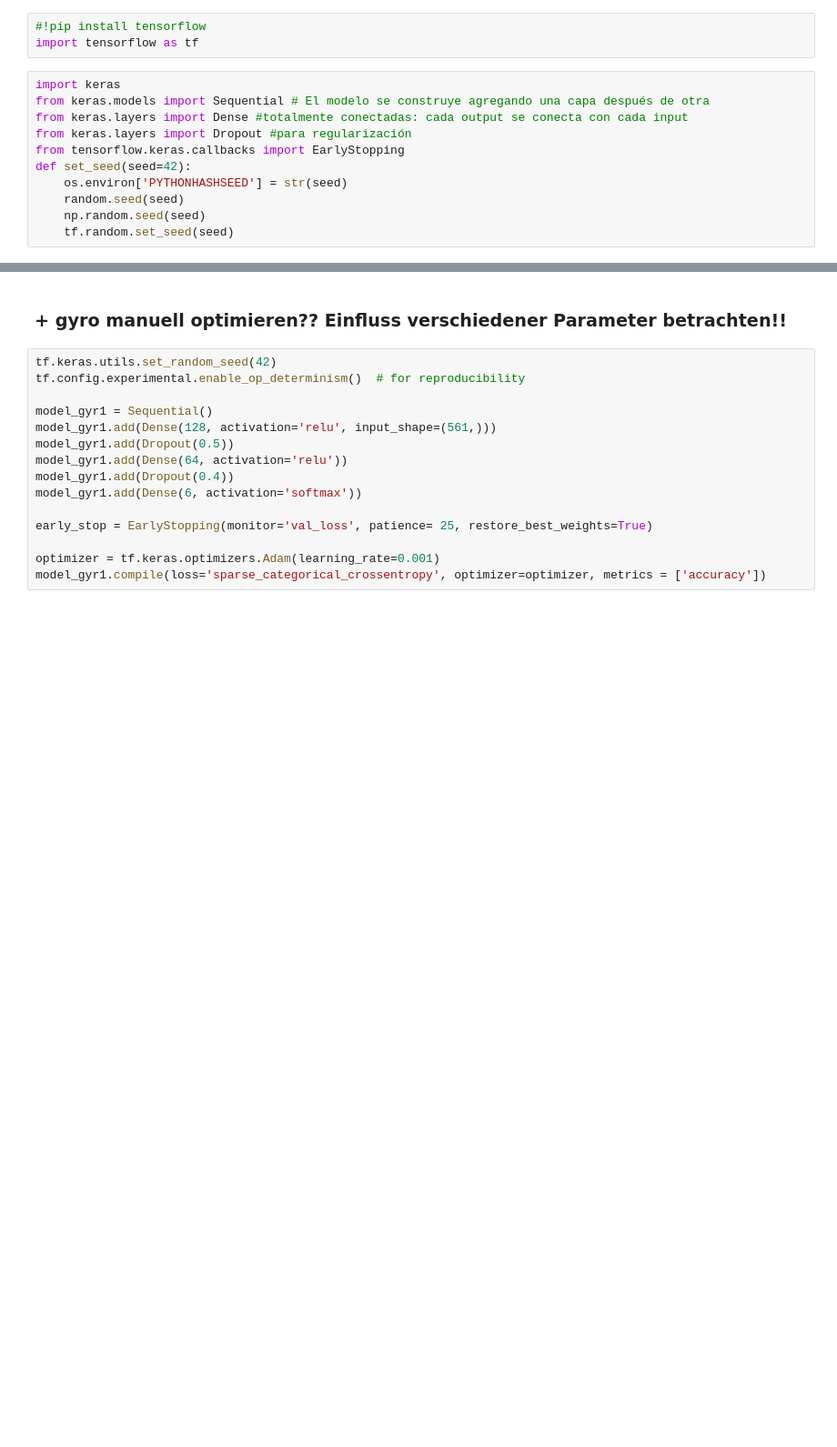
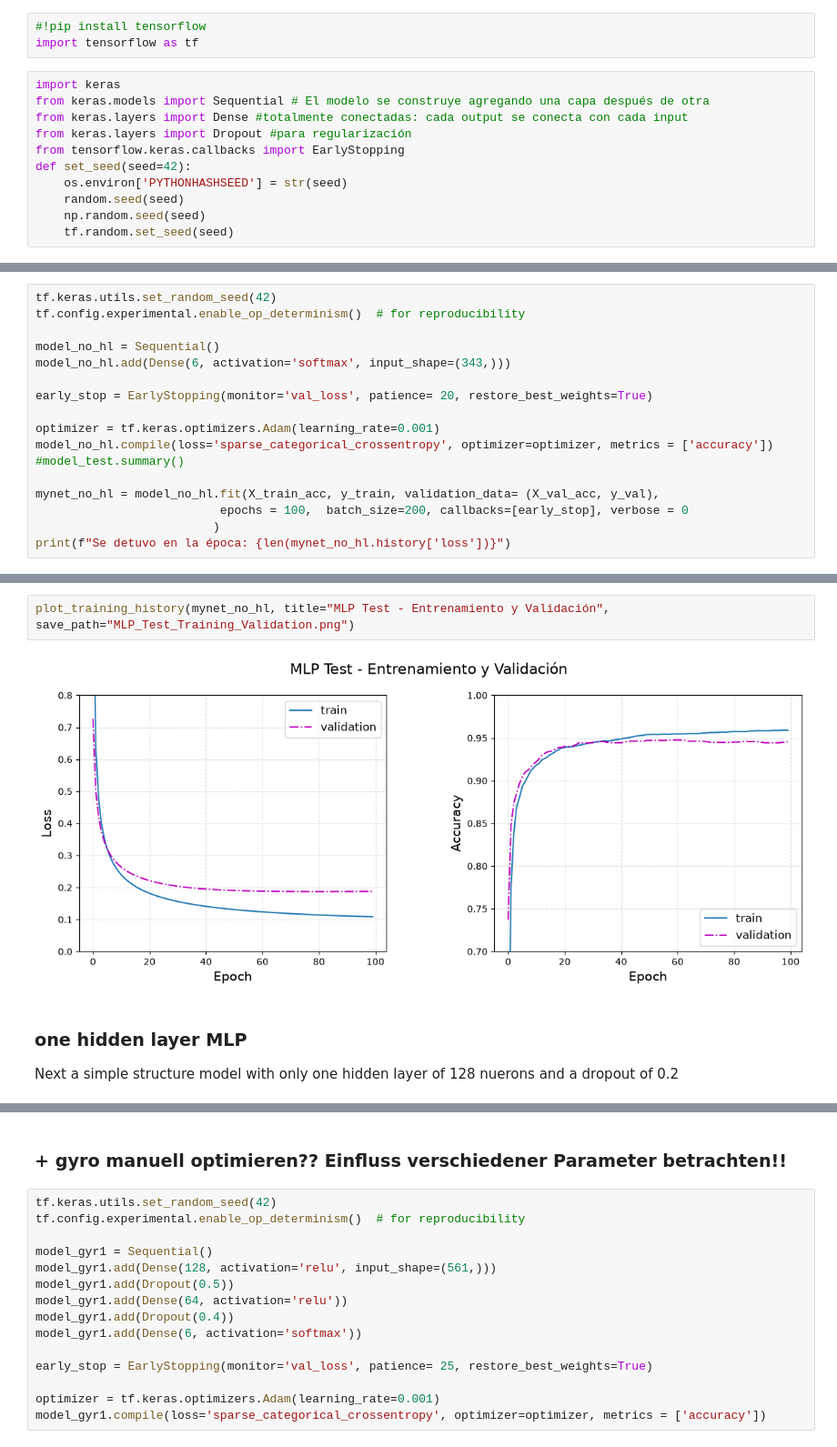
Before and after one commit to tobi557/ML_USM, a Jupyter notebook: Projecto final/UCI_HAR_6_actividades.ipynb, the cells around one changed output, grey strips where cells are left out. Shown at 91% size. Saved outputs shown, nothing was run; the diff lists cells and outputs as text; blank space fills up the shorter version.

```diff
--- a/Projecto final/UCI_HAR_6_actividades.ipynb
+++ b/Projecto final/UCI_HAR_6_actividades.ipynb
@@ -371,0 +411,17 @@ print(np.unique(y_train))
+# %%
+tf.keras.utils.set_random_seed(42)
+tf.config.experimental.enable_op_determinism()  # for reproducibility
+
+model_no_hl = Sequential()
+model_no_hl.add(Dense(6, activation='softmax', input_shape=(343,)))
+
+early_stop = EarlyStopping(monitor='val_loss', patience= 20, restore_best_weights=True)
+
+optimizer = tf.keras.optimizers.Adam(learning_rate=0.001)
+model_no_hl.compile(loss='sparse_categorical_crossentropy', optimizer=optimizer, metrics = ['accuracy'])
+#model_test.summary()
+
+mynet_no_hl = model_no_hl.fit(X_train_acc, y_train, validation_data= (X_val_acc, y_val),
+                          epochs = 100,  batch_size=200, callbacks=[early_stop], verbose = 0
+                         )
+print(f"Se detuvo en la época: {len(mynet_no_hl.history['loss'])}")
@@ -372 +436,8 @@ print(np.unique(y_train))
+# %%
+plot_training_history(mynet_no_hl, title="MLP Test - Entrenamiento y Validación", save_path="MLP_Test_Training_Validation.png")
+# %% [output]
+[figure, added]
+# %% [markdown]
+### one hidden layer MLP
+Next a simple structure model with only one hidden layer of 128 nuerons and a dropout of 0.2
 # %%
```
Also changed, not shown: parts of 72 cells of this notebook, 1 other file.
